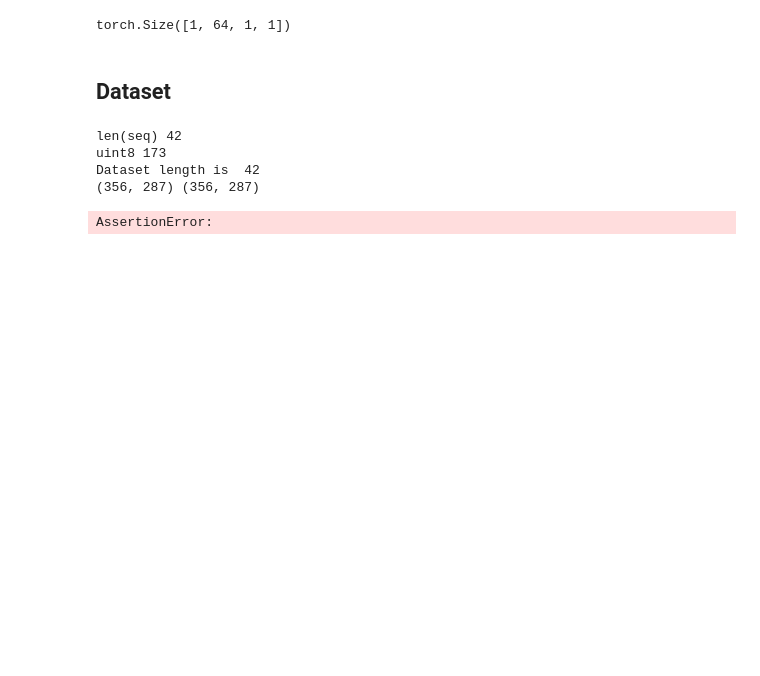
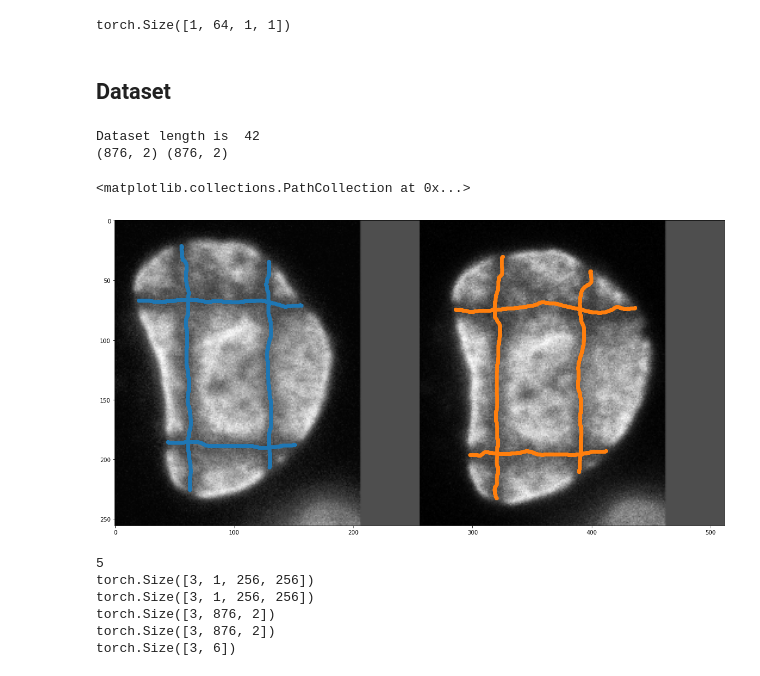
Before and after one commit to ANadya24/DefReg, a Jupyter notebook: test_dataset.ipynb, the cells around one changed output. Drawn from its saved outputs; the diff is of its cells as text; code cells hidden in the pictures; blank space fills up the shorter version.

```diff
--- a/test_dataset.ipynb
+++ b/test_dataset.ipynb
@@ -235,23 +285,34 @@ class Dataset(data.Dataset):
         return image1, image2, points1, points2, points_len
 # %%
-dataset = Dataset(['./data/SeqB/SeqB1.tif'], ['./data/SeqB/SeqB1.mat'], train=True)
+dataset = Dataset(['../../Data/DefCells/SeqB/SeqB1.tif'], ['../../Data/DefCells/SeqB/SeqB1.mat'], train=True,
+                 use_crop=False, use_masks=False)
 
 image1, image2, points1, points2, total_len = dataset[0]
 
 print(points1.shape, points2.shape)
 
 image1 = image1.numpy().squeeze()
 image2 = image2.numpy().squeeze()
 points2[:, 0] += dataset.im_size[0]
 
+if dataset.use_masks:
+    image1, mask1 = image1[0], image1[1]
+    image2, mask2 = image2[0], image2[1]
+    plt.figure(figsize=(20, 10))
+    plt.imshow(np.concatenate([mask1, mask2], 1), cmap='gray')
+    plt.scatter(points1[:, 0], points1[:, 1])
+    plt.scatter(points2[:, 0], points2[:, 1])
 
 plt.figure(figsize=(20, 10))
-plt.imshow(np.concatenate([image1, image2], 1))
+plt.imshow(np.concatenate([image1, image2], 1), cmap='gray')
 plt.scatter(points1[:, 0], points1[:, 1])
 plt.scatter(points2[:, 0], points2[:, 1])
+
+# for i in range(42):
+#     print(i)
+#     image1, image2, points1, points2, total_len = dataset[i]
 # %% [output]
-len(seq) 42
-uint8 173
 Dataset length is  42
-(356, 287) (356, 287)
+(876, 2) (876, 2)
-AssertionError:
+<matplotlib.collections.PathCollection at 0x...>
+[figure, added]
@@ -294,0 +319,18 @@ if __name__ == '__main__':
+# %%
+from torch.utils.data import DataLoader
+
+
+loader = DataLoader(dataset, batch_size=3)
+
+for batch in loader:
+    print(len(batch))
+    for item in batch:
+        print(item.shape)
+    break
+# %% [output]
+5
+torch.Size([3, 1, 256, 256])
+torch.Size([3, 1, 256, 256])
+torch.Size([3, 876, 2])
+torch.Size([3, 876, 2])
+torch.Size([3, 6])
```
Also changed, not shown: parts of 12 cells of this notebook, 49 other files.
